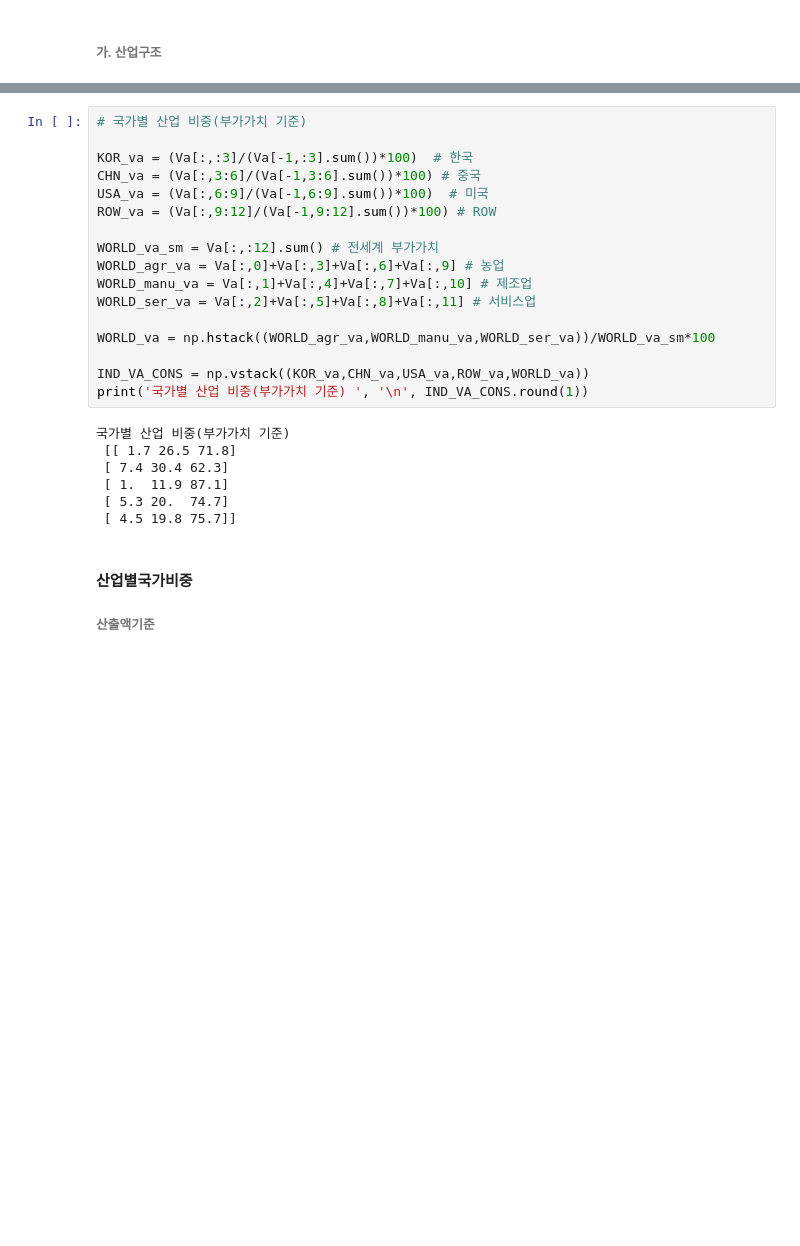
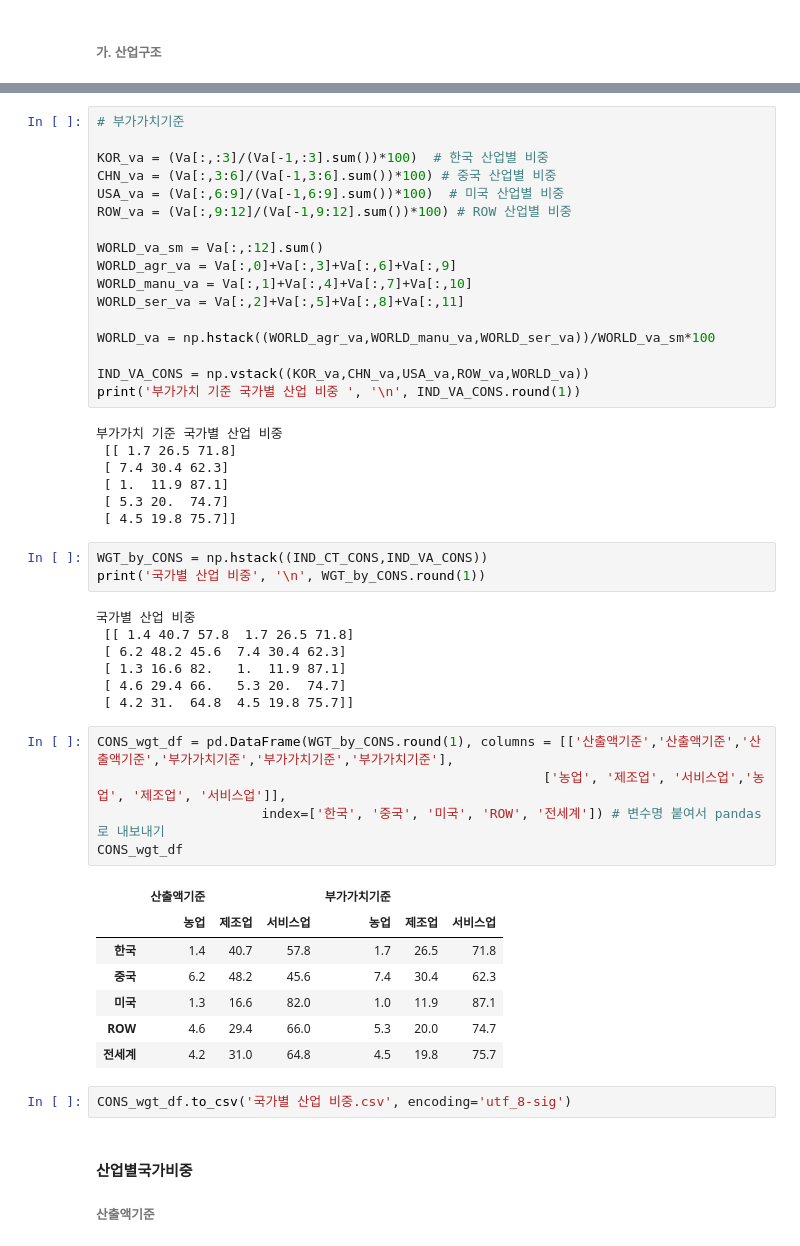
Before and after one commit to IO-2024/IOTs_with_python, a Jupyter notebook: Ch8. 국가 간 산업연관효과 분석_new.ipynb, the cells around one changed output, grey strips where cells are left out. Cells and saved outputs as stored; diff of their text form; blank space fills up the shorter version.

```diff
--- a/Ch8. 국가 간 산업연관효과 분석_new.ipynb
+++ b/Ch8. 국가 간 산업연관효과 분석_new.ipynb
@@ -74,29 +93,54 @@ print('국가별 산업 비중(총산출액 기준) ', '\n', IND_CT_CONS.round(1
  [ 4.6 29.4 66. ]
  [ 4.2 31.  64.8]]
 # %%
-# 국가별 산업 비중(부가가치 기준)
+# 부가가치기준
 
-KOR_va = (Va[:,:3]/(Va[-1,:3].sum())*100)  # 한국
-CHN_va = (Va[:,3:6]/(Va[-1,3:6].sum())*100) # 중국
-USA_va = (Va[:,6:9]/(Va[-1,6:9].sum())*100)  # 미국
-ROW_va = (Va[:,9:12]/(Va[-1,9:12].sum())*100) # ROW
+KOR_va = (Va[:,:3]/(Va[-1,:3].sum())*100)  # 한국 산업별 비중
+CHN_va = (Va[:,3:6]/(Va[-1,3:6].sum())*100) # 중국 산업별 비중
+USA_va = (Va[:,6:9]/(Va[-1,6:9].sum())*100)  # 미국 산업별 비중
+ROW_va = (Va[:,9:12]/(Va[-1,9:12].sum())*100) # ROW 산업별 비중
 
-WORLD_va_sm = Va[:,:12].sum() # 전세계 부가가치
-WORLD_agr_va = Va[:,0]+Va[:,3]+Va[:,6]+Va[:,9] # 농업
-WORLD_manu_va = Va[:,1]+Va[:,4]+Va[:,7]+Va[:,10] # 제조업
-WORLD_ser_va = Va[:,2]+Va[:,5]+Va[:,8]+Va[:,11] # 서비스업
+WORLD_va_sm = Va[:,:12].sum()
+WORLD_agr_va = Va[:,0]+Va[:,3]+Va[:,6]+Va[:,9]
+WORLD_manu_va = Va[:,1]+Va[:,4]+Va[:,7]+Va[:,10]
+WORLD_ser_va = Va[:,2]+Va[:,5]+Va[:,8]+Va[:,11]
 
 WORLD_va = np.hstack((WORLD_agr_va,WORLD_manu_va,WORLD_ser_va))/WORLD_va_sm*100
 
 IND_VA_CONS = np.vstack((KOR_va,CHN_va,USA_va,ROW_va,WORLD_va))
-print('국가별 산업 비중(부가가치 기준) ', '\n', IND_VA_CONS.round(1))
+print('부가가치 기준 국가별 산업 비중 ', '\n', IND_VA_CONS.round(1))
 # %% [output]
-국가별 산업 비중(부가가치 기준)
+부가가치 기준 국가별 산업 비중
  [[ 1.7 26.5 71.8]
  [ 7.4 30.4 62.3]
  [ 1.  11.9 87.1]
  [ 5.3 20.  74.7]
  [ 4.5 19.8 75.7]]
+# %%
+WGT_by_CONS = np.hstack((IND_CT_CONS,IND_VA_CONS))
+print('국가별 산업 비중', '\n', WGT_by_CONS.round(1))
+# %% [output]
+국가별 산업 비중
+ [[ 1.4 40.7 57.8  1.7 26.5 71.8]
+ [ 6.2 48.2 45.6  7.4 30.4 62.3]
+ [ 1.3 16.6 82.   1.  11.9 87.1]
+ [ 4.6 29.4 66.   5.3 20.  74.7]
+ [ 4.2 31.  64.8  4.5 19.8 75.7]]
+# %%
+CONS_wgt_df = pd.DataFrame(WGT_by_CONS.round(1), columns = [['산출액기준','산출액기준','산출액기준','부가가치기준','부가가치기준','부가가치기준'],
+                                                         ['농업', '제조업', '서비스업','농업', '제조업', '서비스업']],
+                     index=['한국', '중국', '미국', 'ROW', '전세계']) # 변수명 붙여서 pandas로 내보내기
+CONS_wgt_df
+# %% [output]
+|  | 산출액기준 |  |  | 부가가치기준 |  |  |
+|  | 농업 | 제조업 | 서비스업 | 농업 | 제조업 | 서비스업 |
+| 한국 | 1.4 | 40.7 | 57.8 | 1.7 | 26.5 | 71.8 |
+| 중국 | 6.2 | 48.2 | 45.6 | 7.4 | 30.4 | 62.3 |
+| 미국 | 1.3 | 16.6 | 82.0 | 1.0 | 11.9 | 87.1 |
+| ROW | 4.6 | 29.4 | 66.0 | 5.3 | 20.0 | 74.7 |
+| 전세계 | 4.2 | 31.0 | 64.8 | 4.5 | 19.8 | 75.7 |
+# %%
+CONS_wgt_df.to_csv('국가별 산업 비중.csv', encoding='utf_8-sig')
 # %% [markdown]
 #### 산업별국가비중
 ###### 산출액기준
```
Also changed, not shown: parts of 72 cells of this notebook.
